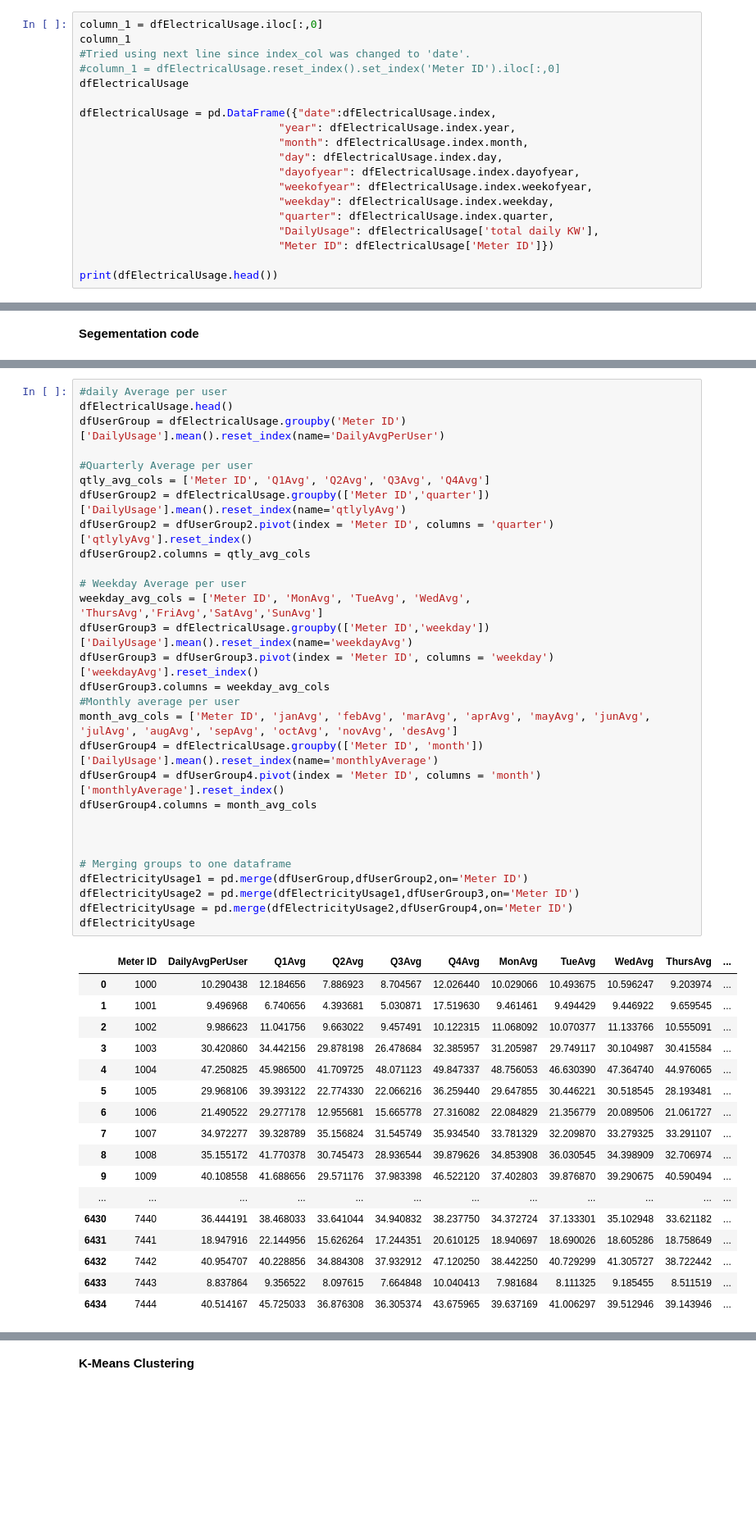
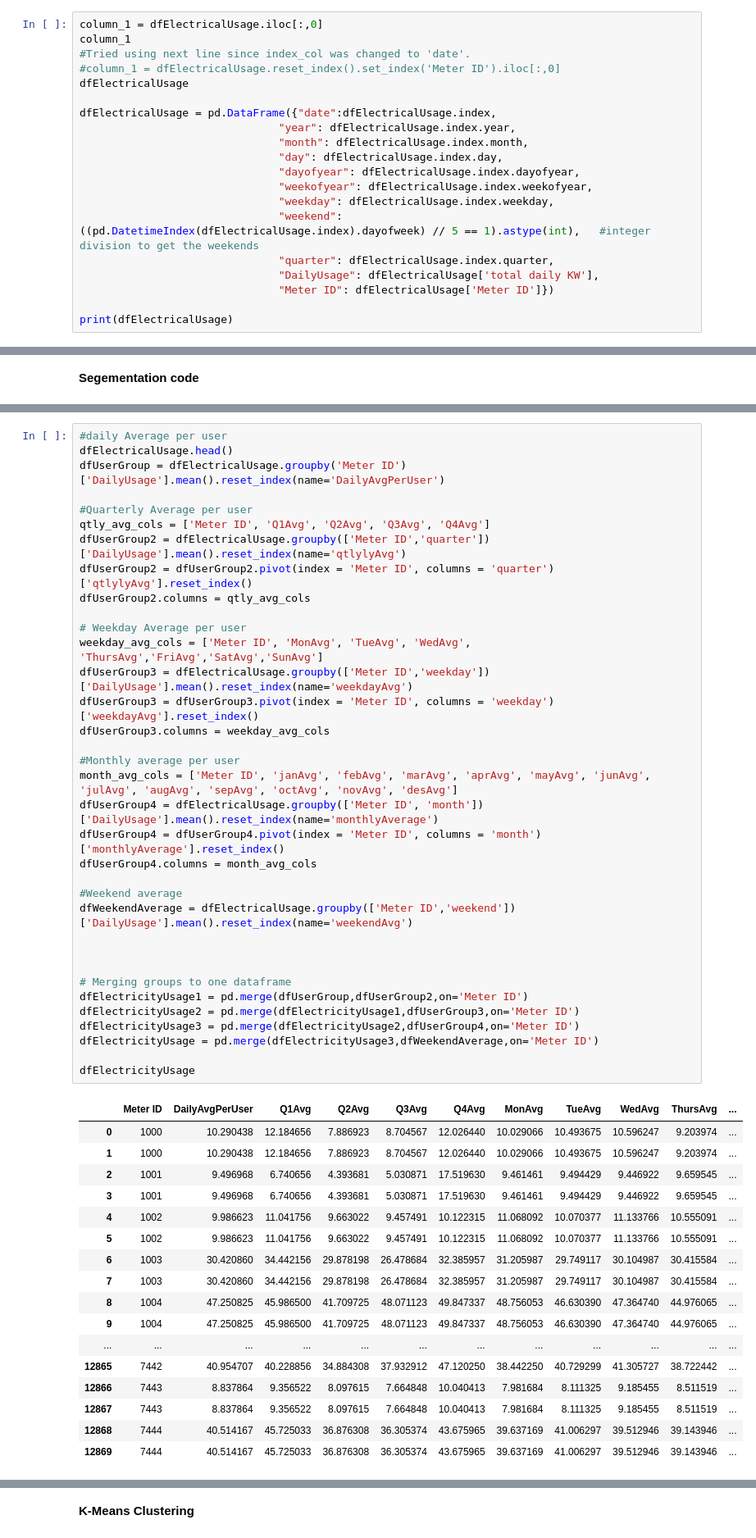
Before and after one commit to dhimanak/Nullpointers-Load_Clusters, a Jupyter notebook: Load_Clusters.ipynb, the cells around one changed output, grey strips where cells are left out. Shown at 82% size. Drawn from its saved outputs; the diff is of its cells as text; blank space fills up the shorter version.

Commit message:
Added weekend average

```diff
--- a/Load_Clusters.ipynb
+++ b/Load_Clusters.ipynb
@@ -97,11 +100,12 @@ dfElectricalUsage = pd.DataFrame({"date":dfElectricalUsage.index,
                                "dayofyear": dfElectricalUsage.index.dayofyear,
                                "weekofyear": dfElectricalUsage.index.weekofyear,
                                "weekday": dfElectricalUsage.index.weekday,
+                               "weekend": ((pd.DatetimeIndex(dfElectricalUsage.index).dayofweek) // 5 == 1).astype(int),   #integer division to get the weekends
                                "quarter": dfElectricalUsage.index.quarter,
                                "DailyUsage": dfElectricalUsage['total daily KW'],
                                "Meter ID": dfElectricalUsage['Meter ID']})
 
-print(dfElectricalUsage.head())
+print(dfElectricalUsage)
 # %% [output]
                  date  year  month  day  dayofyear  weekofyear  weekday  \
 date
@@ -155,46 +155,52 @@ dfUserGroup2.columns = qtly_avg_cols
 #daily Average per user
 dfElectricalUsage.head()
 dfUserGroup = dfElectricalUsage.groupby('Meter ID')['DailyUsage'].mean().reset_index(name='DailyAvgPerUser')
 
 #Quarterly Average per user
 qtly_avg_cols = ['Meter ID', 'Q1Avg', 'Q2Avg', 'Q3Avg', 'Q4Avg']
 dfUserGroup2 = dfElectricalUsage.groupby(['Meter ID','quarter'])['DailyUsage'].mean().reset_index(name='qtlylyAvg')
 dfUserGroup2 = dfUserGroup2.pivot(index = 'Meter ID', columns = 'quarter')['qtlylyAvg'].reset_index()
 dfUserGroup2.columns = qtly_avg_cols
 
 # Weekday Average per user
 weekday_avg_cols = ['Meter ID', 'MonAvg', 'TueAvg', 'WedAvg', 'ThursAvg','FriAvg','SatAvg','SunAvg']
 dfUserGroup3 = dfElectricalUsage.groupby(['Meter ID','weekday'])['DailyUsage'].mean().reset_index(name='weekdayAvg')
 dfUserGroup3 = dfUserGroup3.pivot(index = 'Meter ID', columns = 'weekday')['weekdayAvg'].reset_index()
 dfUserGroup3.columns = weekday_avg_cols
+
 #Monthly average per user
 month_avg_cols = ['Meter ID', 'janAvg', 'febAvg', 'marAvg', 'aprAvg', 'mayAvg', 'junAvg', 'julAvg', 'augAvg', 'sepAvg', 'octAvg', 'novAvg', 'desAvg']
 dfUserGroup4 = dfElectricalUsage.groupby(['Meter ID', 'month'])['DailyUsage'].mean().reset_index(name='monthlyAverage')
 dfUserGroup4 = dfUserGroup4.pivot(index = 'Meter ID', columns = 'month')['monthlyAverage'].reset_index()
 dfUserGroup4.columns = month_avg_cols
 
+#Weekend average
+dfWeekendAverage = dfElectricalUsage.groupby(['Meter ID','weekend'])['DailyUsage'].mean().reset_index(name='weekendAvg')
+
 
 
 # Merging groups to one dataframe
 dfElectricityUsage1 = pd.merge(dfUserGroup,dfUserGroup2,on='Meter ID')
 dfElectricityUsage2 = pd.merge(dfElectricityUsage1,dfUserGroup3,on='Meter ID')
-dfElectricityUsage = pd.merge(dfElectricityUsage2,dfUserGroup4,on='Meter ID')
+dfElectricityUsage3 = pd.merge(dfElectricityUsage2,dfUserGroup4,on='Meter ID')
+dfElectricityUsage = pd.merge(dfElectricityUsage3,dfWeekendAverage,on='Meter ID')
+
 dfElectricityUsage
 # %% [output]
 |  | Meter ID | DailyAvgPerUser | Q1Avg | Q2Avg | Q3Avg | Q4Avg | MonAvg | TueAvg | WedAvg | ThursAvg | ... |
 | 0 | 1000 | 10.290438 | 12.184656 | 7.886923 | 8.704567 | 12.026440 | 10.029066 | 10.493675 | 10.596247 | 9.203974 | ... |
-| 1 | 1001 | 9.496968 | 6.740656 | 4.393681 | 5.030871 | 17.519630 | 9.461461 | 9.494429 | 9.446922 | 9.659545 | ... |
-| 2 | 1002 | 9.986623 | 11.041756 | 9.663022 | 9.457491 | 10.122315 | 11.068092 | 10.070377 | 11.133766 | 10.555091 | ... |
-| 3 | 1003 | 30.420860 | 34.442156 | 29.878198 | 26.478684 | 32.385957 | 31.205987 | 29.749117 | 30.104987 | 30.415584 | ... |
-| 4 | 1004 | 47.250825 | 45.986500 | 41.709725 | 48.071123 | 49.847337 | 48.756053 | 46.630390 | 47.364740 | 44.976065 | ... |
-| 5 | 1005 | 29.968106 | 39.393122 | 22.774330 | 22.066216 | 36.259440 | 29.647855 | 30.446221 | 30.518545 | 28.193481 | ... |
-| 6 | 1006 | 21.490522 | 29.277178 | 12.955681 | 15.665778 | 27.316082 | 22.084829 | 21.356779 | 20.089506 | 21.061727 | ... |
-| 7 | 1007 | 34.972277 | 39.328789 | 35.156824 | 31.545749 | 35.934540 | 33.781329 | 32.209870 | 33.279325 | 33.291107 | ... |
-| 8 | 1008 | 35.155172 | 41.770378 | 30.745473 | 28.936544 | 39.879626 | 34.853908 | 36.030545 | 34.398909 | 32.706974 | ... |
-| 9 | 1009 | 40.108558 | 41.688656 | 29.571176 | 37.983398 | 46.522120 | 37.402803 | 39.876870 | 39.290675 | 40.590494 | ... |
+| 1 | 1000 | 10.290438 | 12.184656 | 7.886923 | 8.704567 | 12.026440 | 10.029066 | 10.493675 | 10.596247 | 9.203974 | ... |
+| 2 | 1001 | 9.496968 | 6.740656 | 4.393681 | 5.030871 | 17.519630 | 9.461461 | 9.494429 | 9.446922 | 9.659545 | ... |
+| 3 | 1001 | 9.496968 | 6.740656 | 4.393681 | 5.030871 | 17.519630 | 9.461461 | 9.494429 | 9.446922 | 9.659545 | ... |
+| 4 | 1002 | 9.986623 | 11.041756 | 9.663022 | 9.457491 | 10.122315 | 11.068092 | 10.070377 | 11.133766 | 10.555091 | ... |
+| 5 | 1002 | 9.986623 | 11.041756 | 9.663022 | 9.457491 | 10.122315 | 11.068092 | 10.070377 | 11.133766 | 10.555091 | ... |
+| 6 | 1003 | 30.420860 | 34.442156 | 29.878198 | 26.478684 | 32.385957 | 31.205987 | 29.749117 | 30.104987 | 30.415584 | ... |
+| 7 | 1003 | 30.420860 | 34.442156 | 29.878198 | 26.478684 | 32.385957 | 31.205987 | 29.749117 | 30.104987 | 30.415584 | ... |
+| 8 | 1004 | 47.250825 | 45.986500 | 41.709725 | 48.071123 | 49.847337 | 48.756053 | 46.630390 | 47.364740 | 44.976065 | ... |
+| 9 | 1004 | 47.250825 | 45.986500 | 41.709725 | 48.071123 | 49.847337 | 48.756053 | 46.630390 | 47.364740 | 44.976065 | ... |
 | ... | ... | ... | ... | ... | ... | ... | ... | ... | ... | ... | ... |
-| 6430 | 7440 | 36.444191 | 38.468033 | 33.641044 | 34.940832 | 38.237750 | 34.372724 | 37.133301 | 35.102948 | 33.621182 | ... |
-| 6431 | 7441 | 18.947916 | 22.144956 | 15.626264 | 17.244351 | 20.610125 | 18.940697 | 18.690026 | 18.605286 | 18.758649 | ... |
-| 6432 | 7442 | 40.954707 | 40.228856 | 34.884308 | 37.932912 | 47.120250 | 38.442250 | 40.729299 | 41.305727 | 38.722442 | ... |
-| 6433 | 7443 | 8.837864 | 9.356522 | 8.097615 | 7.664848 | 10.040413 | 7.981684 | 8.111325 | 9.185455 | 8.511519 | ... |
-| 6434 | 7444 | 40.514167 | 45.725033 | 36.876308 | 36.305374 | 43.675965 | 39.637169 | 41.006297 | 39.512946 | 39.143946 | ... |
+| 12865 | 7442 | 40.954707 | 40.228856 | 34.884308 | 37.932912 | 47.120250 | 38.442250 | 40.729299 | 41.305727 | 38.722442 | ... |
+| 12866 | 7443 | 8.837864 | 9.356522 | 8.097615 | 7.664848 | 10.040413 | 7.981684 | 8.111325 | 9.185455 | 8.511519 | ... |
+| 12867 | 7443 | 8.837864 | 9.356522 | 8.097615 | 7.664848 | 10.040413 | 7.981684 | 8.111325 | 9.185455 | 8.511519 | ... |
+| 12868 | 7444 | 40.514167 | 45.725033 | 36.876308 | 36.305374 | 43.675965 | 39.637169 | 41.006297 | 39.512946 | 39.143946 | ... |
+| 12869 | 7444 | 40.514167 | 45.725033 | 36.876308 | 36.305374 | 43.675965 | 39.637169 | 41.006297 | 39.512946 | 39.143946 | ... |
```
Also changed, not shown: parts of 5 cells of this notebook.
